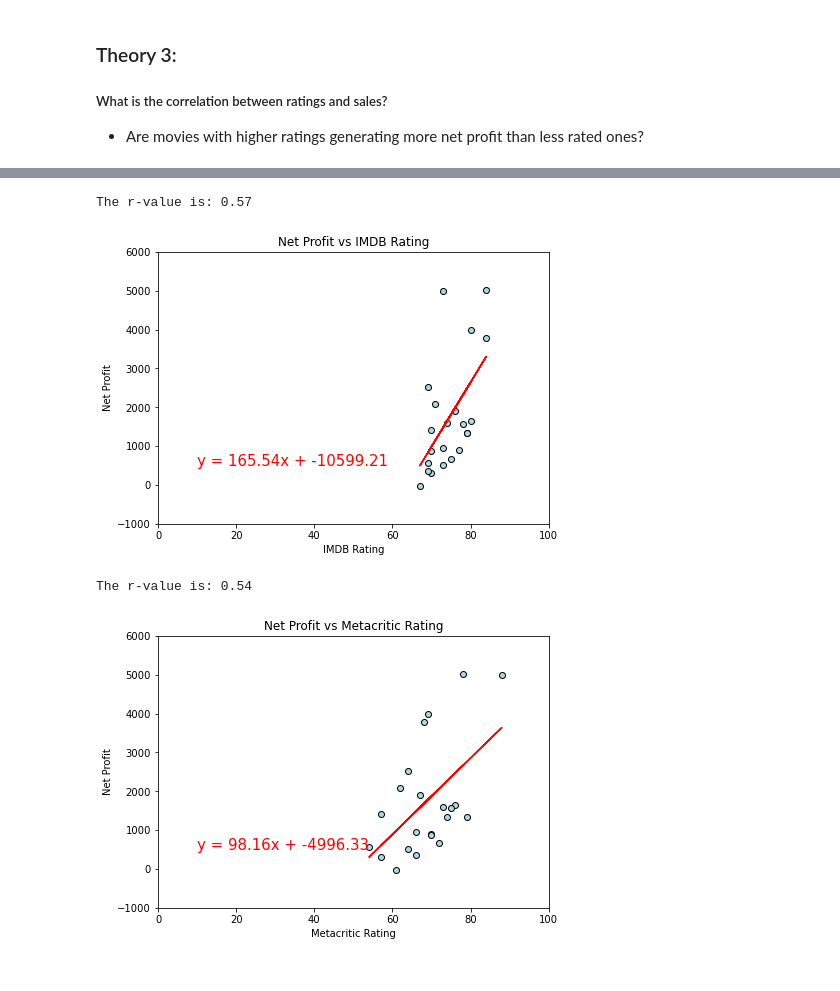
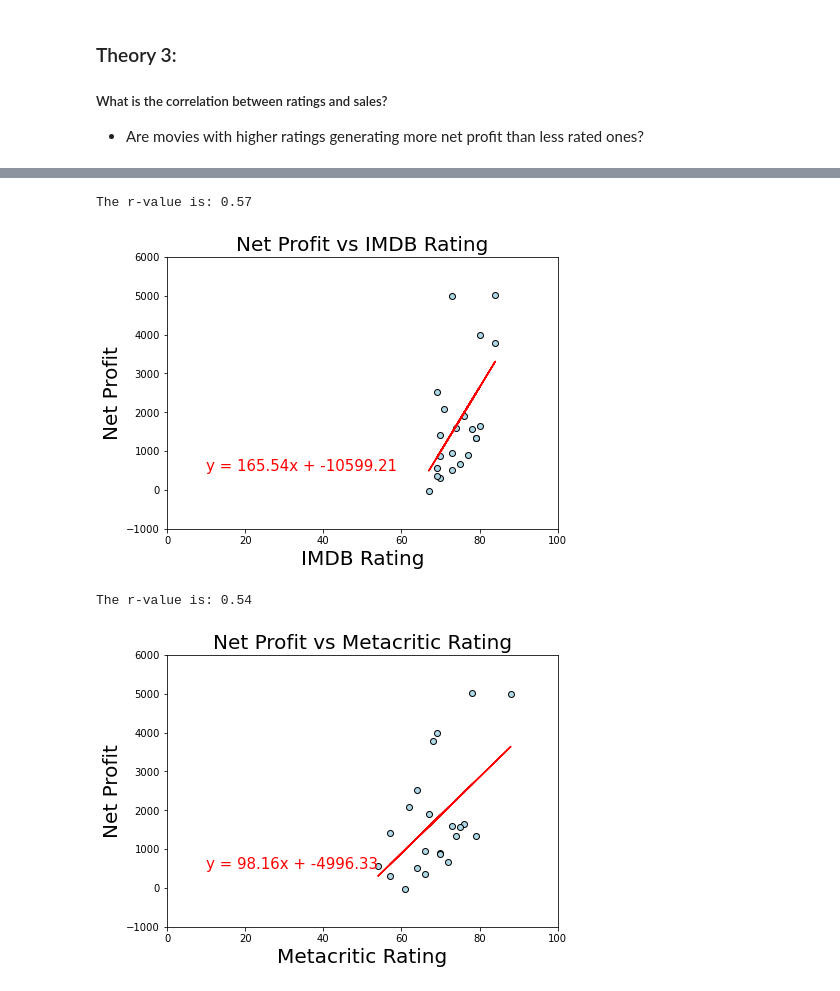
Before and after one commit to dmhitt/Marvel-Movies-Profitability, a Jupyter notebook: project1_theory_3.ipynb, the cells around one changed output, grey strips where cells are left out. Saved outputs shown, nothing was run; the diff lists cells and outputs as text; code cells hidden in the pictures.

```diff
--- a/project1_theory_3.ipynb
+++ b/project1_theory_3.ipynb
@@ -36,10 +39,16 @@ for index in range(len(movies_df)):
     movie_name = movies_df.iloc[index]['Movie']
     response = requests.get(url + movie_name + api_key)
     data = response.json()
-    imdb_rating_float = data['imdbRating']
-    imdb_rating.append(float(imdb_rating_float))
-    rotten_tomatoes_rating.append(data['Ratings'][1]['Value'])
-    metacritic_rating.append(data['Ratings'][2]['Value'])
+    try:
+        imdb_rating_float = data['imdbRating']
+        imdb_rating.append(float(imdb_rating_float) * 10)
+        rotten_tomatoes_rating.append(data['Ratings'][1]['Value'])
+        metacritic_rating.append(data['Ratings'][2]['Value'])
+
+    except:
+        print (response)
+        print(data)
+        print("No data found for movie: " + movie_name)
 # %%
 movies_df['Rotten_Tomatoes_Rating_%'] = rotten_tomatoes_rating
 movies_df['IMDB_Rating'] = imdb_rating
@@ -58,7 +69,7 @@ movies_df['Domestic Box Office']= movies_df['Domestic Box Office'].replace('[$,.
 movies_df['Worldwide Box Office']= movies_df['Worldwide Box Office'].replace('[$,.]',"",regex=True).astype(float)
 movies_df['Production Budget']= movies_df['Production Budget'].replace('[$,.]',"",regex=True).astype(float)
 movies_df['Opening Weekend']= movies_df['Opening Weekend'].replace('[$,.]',"",regex=True).astype(float)
-movies_df['Net Profit'] = movies_df['Domestic Box Office'] - movies_df['Production Budget']
+movies_df['Net_Profit'] = movies_df['Domestic Box Office'] - movies_df['Production Budget']
 
 movies_df['Release Date'] = pd.to_datetime(movies_df['Release Date'])
 
@@ -109,0 +87,3 @@ plt.show()
+# %%
+movies_df = movies_df.filter(["Release Date",'Movie','Net_Profit','Rotten_Tomatoes_Rating_%','IMDB_Rating','Metacritic_Rating'], axis=1)
+movies_df.head()
@@ -133,29 +289,29 @@ The r-value is: 0.52
 # %%
-y_axis = movies_df['Net Profit']/100000
-x_axis = movies_df['IMDB_Rating'] * 10
+y_axis = movies_df['Net_Profit']/100000
+x_axis = movies_df['IMDB_Rating']
 fig = plt.subplots(figsize =(7, 5))
 (slope, intercept, rvalue, pvalue, stderr) = linregress(x_axis, y_axis)
 regress_values = x_axis * slope + intercept
 line_eq = "y = " + str(round(slope,2)) + "x + " + str(round(intercept,2))
 plt.plot(x_axis,regress_values,"r-")
 plt.annotate(line_eq,(10,500),fontsize=15,color="red")
 
 
 plt.scatter(x_axis, y_axis, marker="o", facecolors="lightblue", edgecolors="black", alpha=1)
 plt.xlim(0, 100)
 plt.ylim(-1000, 6000)
-plt.ylabel("Net Profit")
-plt.xlabel("IMDB Rating")
-plt.title(f"Net Profit vs IMDB Rating" )
+plt.ylabel("Net Profit", fontsize=20)
+plt.xlabel("IMDB Rating", fontsize=20)
+plt.title(f"Net Profit vs IMDB Rating", fontsize=20 )
 print(f"The r-value is: {round(rvalue,2)}")
 
 plt.savefig('Fig02.png')
 plt.show()
 # %% [output]
 The r-value is: 0.57
-[figure, old version]
+[figure, new version]
 # %%
-y_axis = movies_df['Net Profit']/100000
+y_axis = movies_df['Net_Profit']/100000
 x_axis = movies_df['Metacritic_Rating']
 fig = plt.subplots(figsize =(7, 5))
 (slope, intercept, rvalue, pvalue, stderr) = linregress(x_axis, y_axis)
@@ -168,12 +324,12 @@ plt.annotate(line_eq,(10,500),fontsize=15,color="red")
 plt.scatter(x_axis, y_axis, marker="o", facecolors="lightblue", edgecolors="black",alpha=1)
 plt.xlim(0, 100)
 plt.ylim(-1000, 6000)
-plt.ylabel("Net Profit")
-plt.xlabel("Metacritic Rating")
-plt.title(f"Net Profit vs Metacritic Rating" )
+plt.ylabel("Net Profit", fontsize=20)
+plt.xlabel("Metacritic Rating", fontsize=20)
+plt.title(f"Net Profit vs Metacritic Rating", fontsize=20 )
 print(f"The r-value is: {round(rvalue,2)}")
 plt.savefig('Fig03.png')
 plt.show()
 # %% [output]
 The r-value is: 0.54
-[figure, old version]
+[figure, new version]
```
Also changed, not shown: parts of 25 cells of this notebook.
